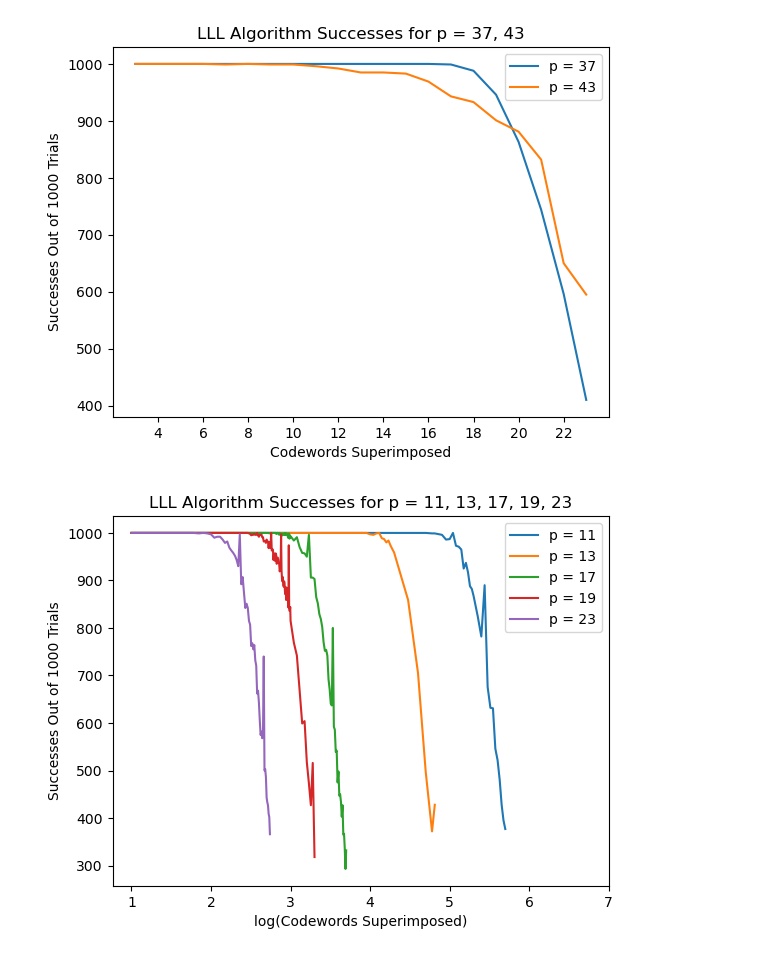
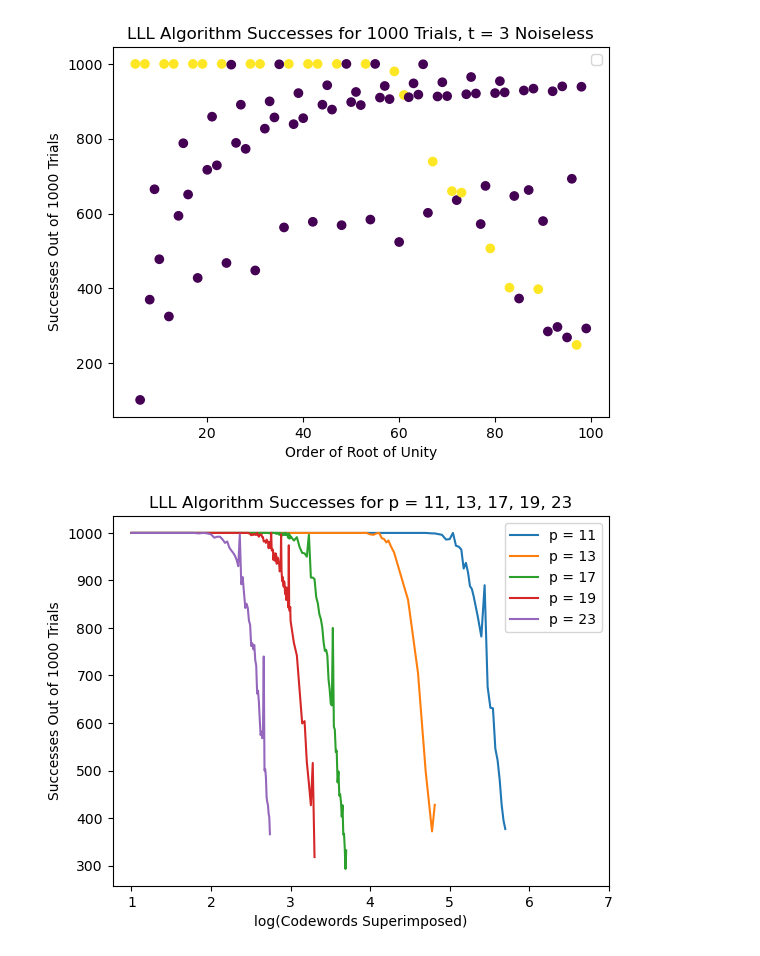
Before and after one commit to Dillybar3141/Cyclotomic-Integer-Approximation, a Jupyter notebook: lll.ipynb, the cells around one changed output. Cells and saved outputs as stored; diff of their text form; code cells hidden in the pictures.

```diff
--- a/lll.ipynb
+++ b/lll.ipynb
@@ -243,20 +221,18 @@ print(candidates)
 # primes = [11, 13, 17, 19, 23, 29, 31, 37, 41, 43, 47, 53, 59, 61, 67, 71, 73, 79, 83, 89, 97]
 # primes = [7, 11, 13, 17, 19, 23, 29, 31, 37, 41, 43, 47]
 # primes = [37, 41, 43, 47]
-# t = 6
-# M = 10 ** 4
-# N = 45
-last = True
+
 trials = 1000
-primes = [11, 13, 17, 19, 23]
+# orders = [11, 13, 17, 19, 23]
+Mlogs = np.arange(3, 16)
+Nlogs = np.arange(0.5, 13, 0.5)
 t = 3
 
-for p in primes:
-    for M in [10 ** 3, 10 ** 4, 10 ** 5, 10 ** 6, 10 ** 7, 10 ** 8]:
-        for N in [2, 5, 10, 20, 50, 100, 200, 500, 1000, 2000, 5000, 10000]:
-            results = run_trials(primes=[p], t=t, Mscale=M, Nscale=N, last_root=last, num_trials=trials, noise=(math.sqrt(2) * 10 ** -3))
-            print(f"t = {t}, p = {p}, M = {M}, N = {N}: {results}")
+for Mlog in Mlogs:
+    for Nlog in Nlogs:
+        results = run_trials(orders=[11], t=t, Mscale=10 ** Mlog, Nscale=int(10 ** Nlog), num_trials=trials, noise=0.01)
+        print(f"log M = {Mlog}, log N = {Nlog}: {results}")
 
-# print(f"Results: {results}")
+print(f"Results: {results}")
 # print(f"Times: {times}")
 # %% [output]
@@ -319,17 +280,23 @@ plt.show()
 # %%
-### Plot successes for p = 37, 43 (outdated)
+### Plot successes over p for t = 3
 
-codewords = [3, 4, 5, 6, 7, 8, 9, 10, 11, 12, 13, 14, 15, 16, 17, 18, 19, 20, 21, 22, 23]
-successes37 = [1000, 1000, 1000, 1000, 1000, 1000, 1000, 1000, 1000, 1000, 1000, 1000, 1000, 1000, 999, 988, 946, 863, 744, 596, 410]
-successes43 = [1000, 1000, 1000, 1000, 999, 1000, 999, 999, 996, 992, 985, 985, 983, 969, 943, 933, 901, 881, 832, 650, 595]
-plt.plot(codewords, successes37, label='p = 37')
-plt.plot(codewords, successes43, label='p = 43')
-plt.title("LLL Algorithm Successes for p = 37, 43")
-plt.xlabel("Codewords Superimposed")
-plt.xticks([4, 6, 8, 10, 12, 14, 16, 18, 20, 22])
+orders = np.arange(5, 100)
+results = [
+    1000.0, 102.0, 1000.0, 370.0, 665.0, 478.0, 1000.0, 325.0, 1000.0, 594.0, 788.0, 651.0,
+    1000.0, 428.0, 1000.0, 717.0, 859.0, 729.0, 1000.0, 468.0, 998.0, 789.0, 891.0, 773.0,
+    1000.0, 448.0, 1000.0, 827.0, 900.0, 857.0, 999.0, 563.0, 1000.0, 839.0, 922.0, 855.0,
+    1000.0, 578.0, 1000.0, 891.0, 943.0, 878.0, 1000.0, 569.0, 1000.0, 898.0, 925.0, 890.0,
+    1000.0, 584.0, 1000.0, 910.0, 941.0, 906.0, 980.0, 524.0, 917.0, 911.0, 948.0, 918.0,
+    999.0, 602.0, 739.0, 913.0, 951.0, 914.0, 660.0, 636.0, 656.0, 919.0, 965.0, 921.0,
+    572.0, 674.0, 507.0, 922.0, 954.0, 924.0, 402.0, 647.0, 373.0, 929.0, 663.0, 934.0,
+    398.0, 580.0, 285.0, 927.0, 297.0, 940.0, 269.0, 693.0, 249.0, 939.0, 293.0
+]
+plt.scatter(orders, results, c=[is_prime(p) for p in orders])
+plt.title("LLL Algorithm Successes for 1000 Trials, t = 3 Noiseless")
+plt.xlabel("Order of Root of Unity")
 plt.ylabel("Successes Out of 1000 Trials")
 plt.legend()
 plt.show()
 # %% [output]
-[figure, old version]
+[figure, new version]
 # %%
```
Also changed, not shown: parts of 8 cells of this notebook.
